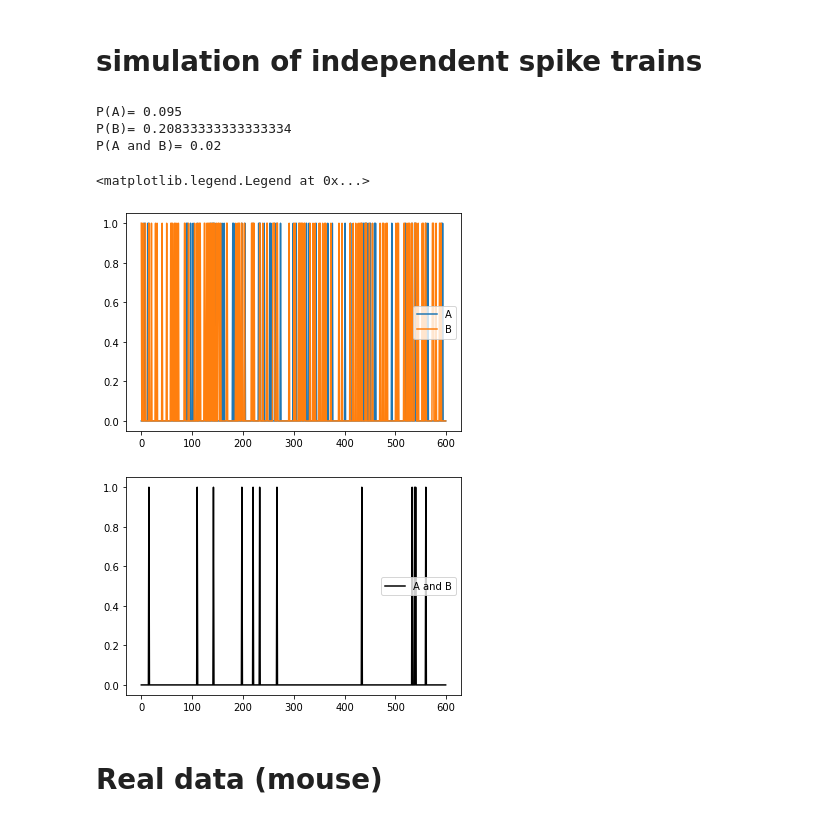
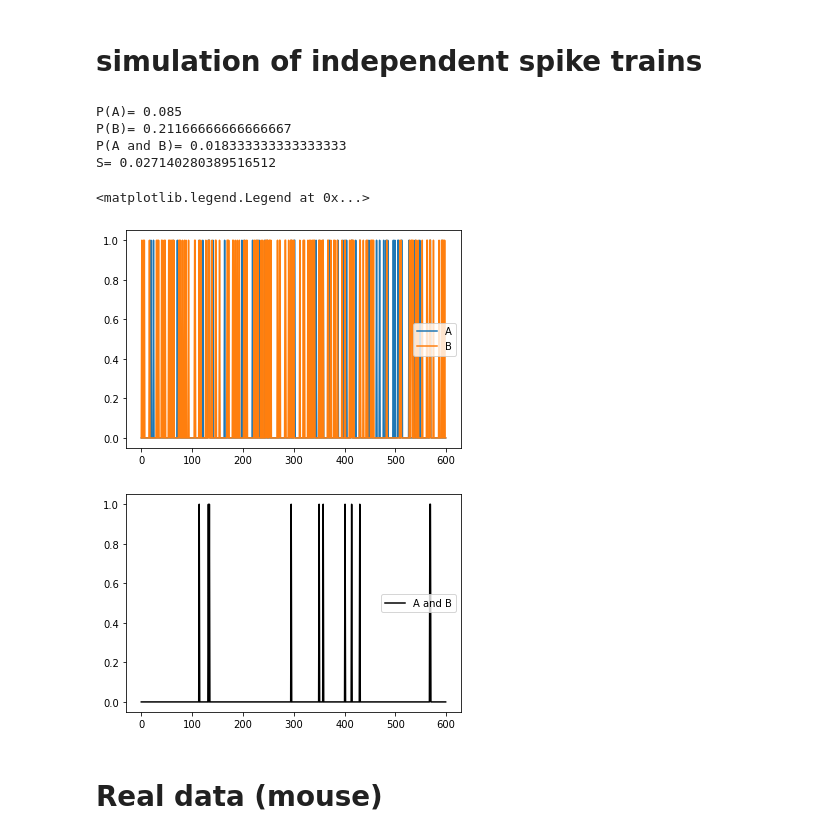
Before and after one commit to ys7yoo/neural_correlation, a Jupyter notebook: synchrony.ipynb, the cells around one changed output. Drawn from its saved outputs; the diff is of its cells as text; code cells hidden in the pictures.

```diff
--- a/synchrony.ipynb
+++ b/synchrony.ipynb
@@ -17,33 +17,38 @@ from spike import *
 # %%
 # generate independent spike trains with different probabilities of spike
 prob_A = 0.1
 prob_B = 0.2
 
 train_A = np.random.rand(600) < prob_A
 train_B = np.random.rand(600) < prob_B
 
 train_A_and_B = train_A * train_B
 
-# print probabilities
-print("P(A)=",np.mean(train_A>0))
-print("P(B)=",np.mean(train_B>0))
-print("P(A and B)=",np.mean(train_A_and_B))
-
+# calc probabilities
+PA = np.mean(train_A>0)
+PB = np.mean(train_B>0)
+PAB = np.mean(train_A_and_B)
+SI = np.log2(PAB/PA/PB)  # synchrony index (Shlens,2006)
+print("P(A)=",PA)
+print("P(B)=",PB)
+print("P(A and B)=",PAB)
+print("S=", SI)
 plt.figure()
 plt.plot(train_A)
 plt.plot(train_B)
 plt.legend(["A","B"])
 
 plt.figure()
 plt.plot(train_A_and_B, 'k')
 plt.legend(["A and B"])
 # %% [output]
-P(A)= 0.095
-P(B)= 0.20833333333333334
-P(A and B)= 0.02
+P(A)= 0.085
+P(B)= 0.21166666666666667
+P(A and B)= 0.018333333333333333
+S= 0.027140280389516512
 <matplotlib.legend.Legend at 0x...>
-[figure, old version]
+[figure, new version]
-[figure, old version]
+[figure, new version]
 # %% [markdown]
 # Real data (mouse)
 # %% [markdown]
```
Also changed, not shown: parts of 4 cells of this notebook.
